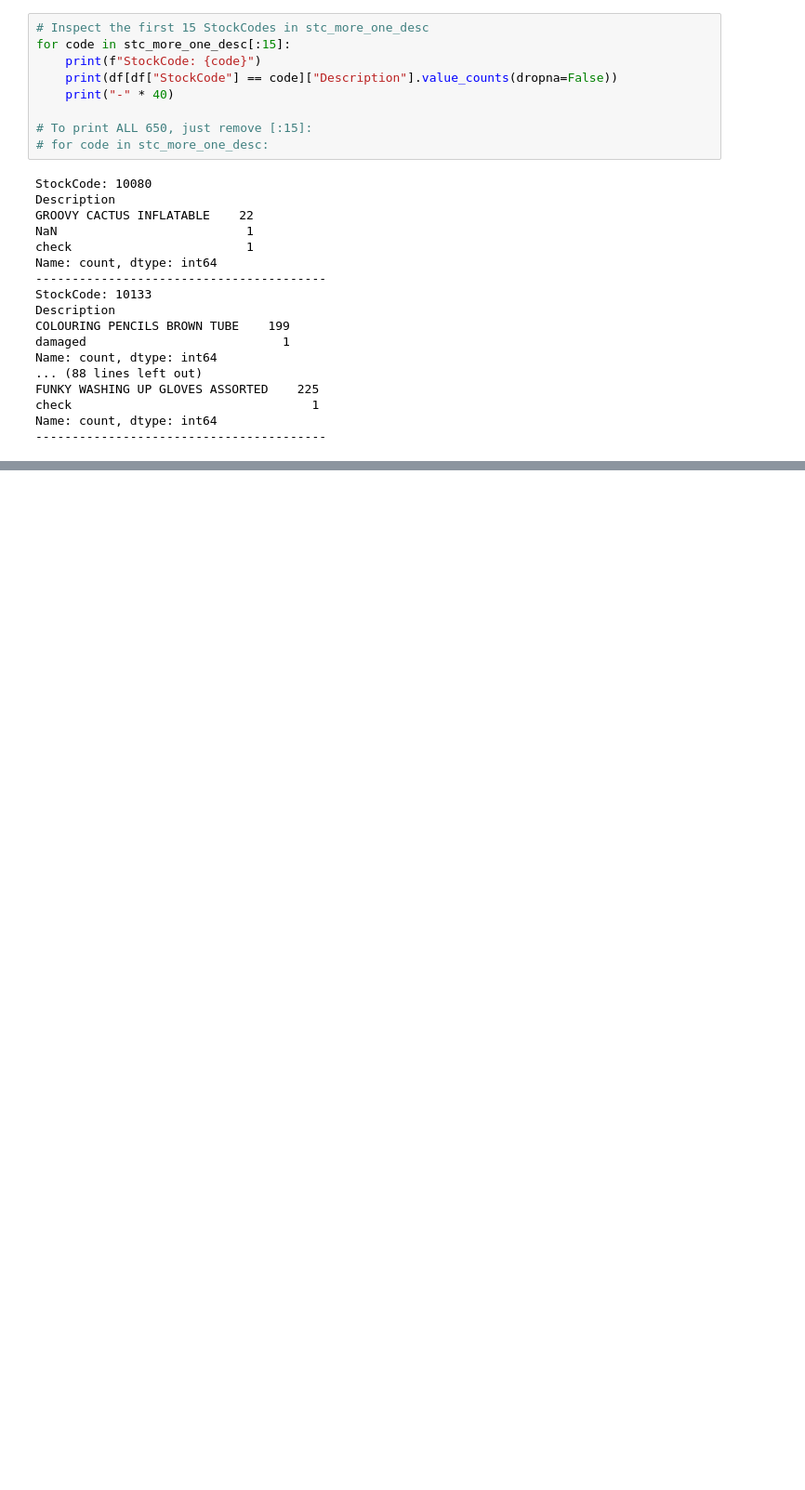
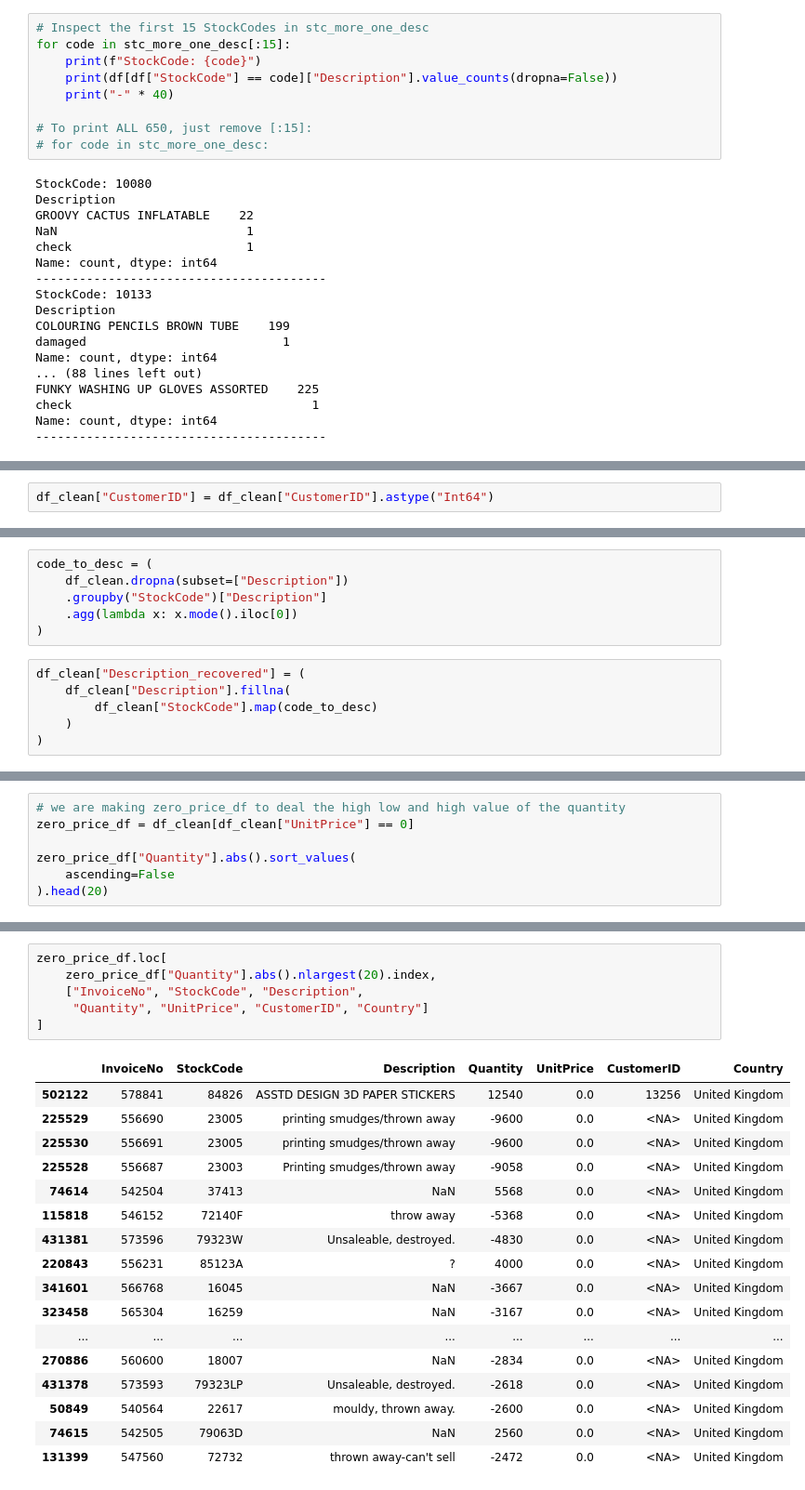
Before and after one commit to sthasarita/Pandas, a Jupyter notebook: Online_Retail_Pandas_Project.ipynb, the cells around one changed output, grey strips where cells are left out. Shown at 93% size. Cells and saved outputs as stored; diff of their text form; blank space fills up the shorter version.

```diff
--- a/Online_Retail_Pandas_Project.ipynb
+++ b/Online_Retail_Pandas_Project.ipynb
@@ -487,0 +808,2 @@ Name: count, dtype: int64
+# %%
+df_clean["CustomerID"] = df_clean["CustomerID"].astype("Int64")
@@ -487,0 +820,12 @@ Name: count, dtype: int64
+# %%
+code_to_desc = (
+    df_clean.dropna(subset=["Description"])
+    .groupby("StockCode")["Description"]
+    .agg(lambda x: x.mode().iloc[0])
+)
+# %%
+df_clean["Description_recovered"] = (
+    df_clean["Description"].fillna(
+        df_clean["StockCode"].map(code_to_desc)
+    )
+)
@@ -487,0 +899,7 @@ Name: count, dtype: int64
+# %%
+# we are making zero_price_df to deal the high low and high value of the quantity
+zero_price_df = df_clean[df_clean["UnitPrice"] == 0]
+
+zero_price_df["Quantity"].abs().sort_values(
+    ascending=False
+).head(20)
@@ -487,0 +924,24 @@ Name: count, dtype: int64
+# %%
+zero_price_df.loc[
+    zero_price_df["Quantity"].abs().nlargest(20).index,
+    ["InvoiceNo", "StockCode", "Description",
+     "Quantity", "UnitPrice", "CustomerID", "Country"]
+]
+# %% [output]
+|  | InvoiceNo | StockCode | Description | Quantity | UnitPrice | CustomerID | Country |
+| 502122 | 578841 | 84826 | ASSTD DESIGN 3D PAPER STICKERS | 12540 | 0.0 | 13256 | United Kingdom |
+| 225529 | 556690 | 23005 | printing smudges/thrown away | -9600 | 0.0 | <NA> | United Kingdom |
+| 225530 | 556691 | 23005 | printing smudges/thrown away | -9600 | 0.0 | <NA> | United Kingdom |
+| 225528 | 556687 | 23003 | Printing smudges/thrown away | -9058 | 0.0 | <NA> | United Kingdom |
+| 74614 | 542504 | 37413 | NaN | 5568 | 0.0 | <NA> | United Kingdom |
+| 115818 | 546152 | 72140F | throw away | -5368 | 0.0 | <NA> | United Kingdom |
+| 431381 | 573596 | 79323W | Unsaleable, destroyed. | -4830 | 0.0 | <NA> | United Kingdom |
+| 220843 | 556231 | 85123A | ? | 4000 | 0.0 | <NA> | United Kingdom |
+| 341601 | 566768 | 16045 | NaN | -3667 | 0.0 | <NA> | United Kingdom |
+| 323458 | 565304 | 16259 | NaN | -3167 | 0.0 | <NA> | United Kingdom |
+| ... | ... | ... | ... | ... | ... | ... | ... |
+| 270886 | 560600 | 18007 | NaN | -2834 | 0.0 | <NA> | United Kingdom |
+| 431378 | 573593 | 79323LP | Unsaleable, destroyed. | -2618 | 0.0 | <NA> | United Kingdom |
+| 50849 | 540564 | 22617 | mouldy, thrown away. | -2600 | 0.0 | <NA> | United Kingdom |
+| 74615 | 542505 | 79063D | NaN | 2560 | 0.0 | <NA> | United Kingdom |
+| 131399 | 547560 | 72732 | thrown away-can't sell | -2472 | 0.0 | <NA> | United Kingdom |
```
Also changed, not shown: parts of 55 cells of this notebook.
